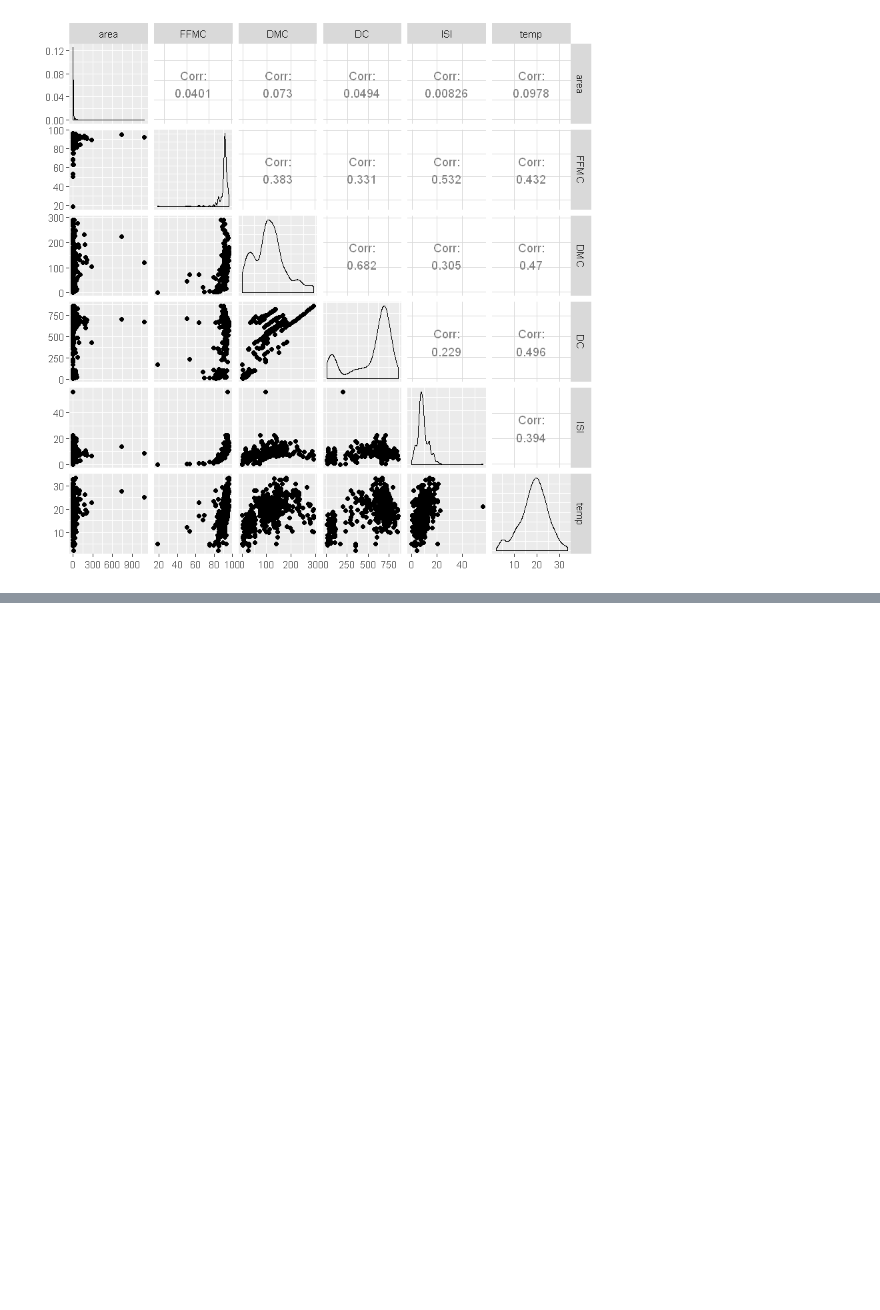
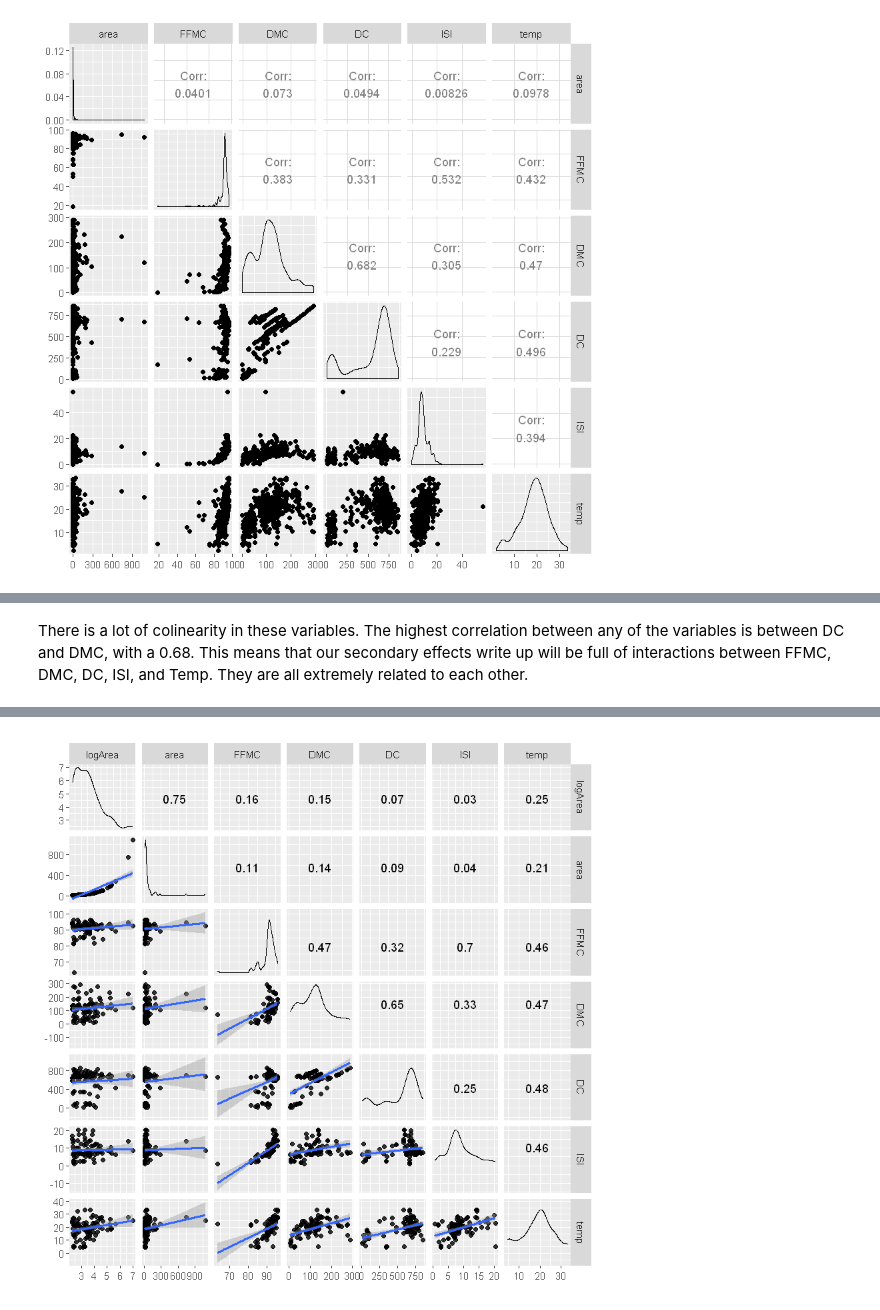
Before and after one commit to hyunchul78/w203_lab1, a Jupyter notebook: Forest_Fire_EDA_Jake.ipynb, the cells around one changed output, grey strips where cells are left out. Saved outputs shown, nothing was run; the diff lists cells and outputs as text; code cells hidden in the pictures; blank space fills up the shorter version.

```diff
--- a/Forest_Fire_EDA_Jake.ipynb
+++ b/Forest_Fire_EDA_Jake.ipynb
@@ -611,0 +629,11 @@ ggpairs(ff[,c('area', 'FFMC', 'DMC', 'DC', 'ISI', 'temp')])
+# %% [markdown]
+There is a lot of colinearity in these variables.  The highest correlation between any of the variables is between DC and DMC, with a 0.68.  This means that our secondary effects write up will be full of interactions between FFMC, DMC, DC, ISI, and Temp.  They are all extremely related to each other.
+# %%
+#big fires
+bff = ff[ff$area>10,]
+#severe fires
+sff = ff[ff$area>50,]
+# %%
+ggscatmat(bff[,c('logArea', 'area', 'FFMC', 'DMC', 'DC', 'ISI', 'temp')], alpha=0.8) +
+geom_smooth(method="lm")
+# %% [output]
@@ -611,0 +642 @@ ggpairs(ff[,c('area', 'FFMC', 'DMC', 'DC', 'ISI', 'temp')])
+[figure, added]
```
Also changed, not shown: parts of 12 cells of this notebook, 2 other files.
